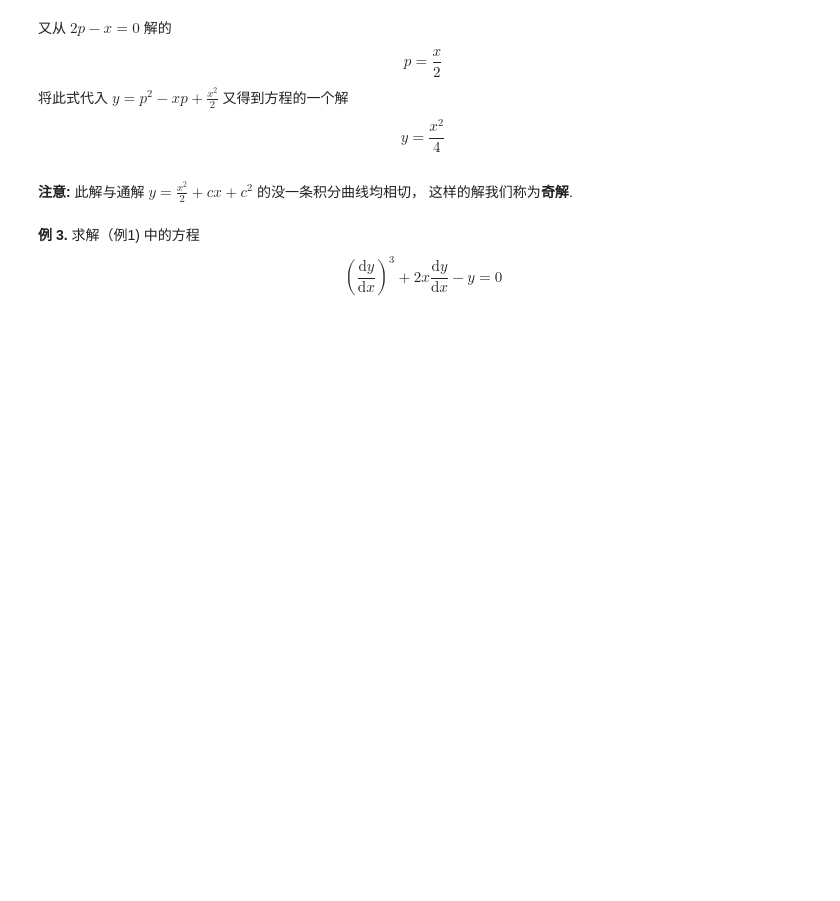
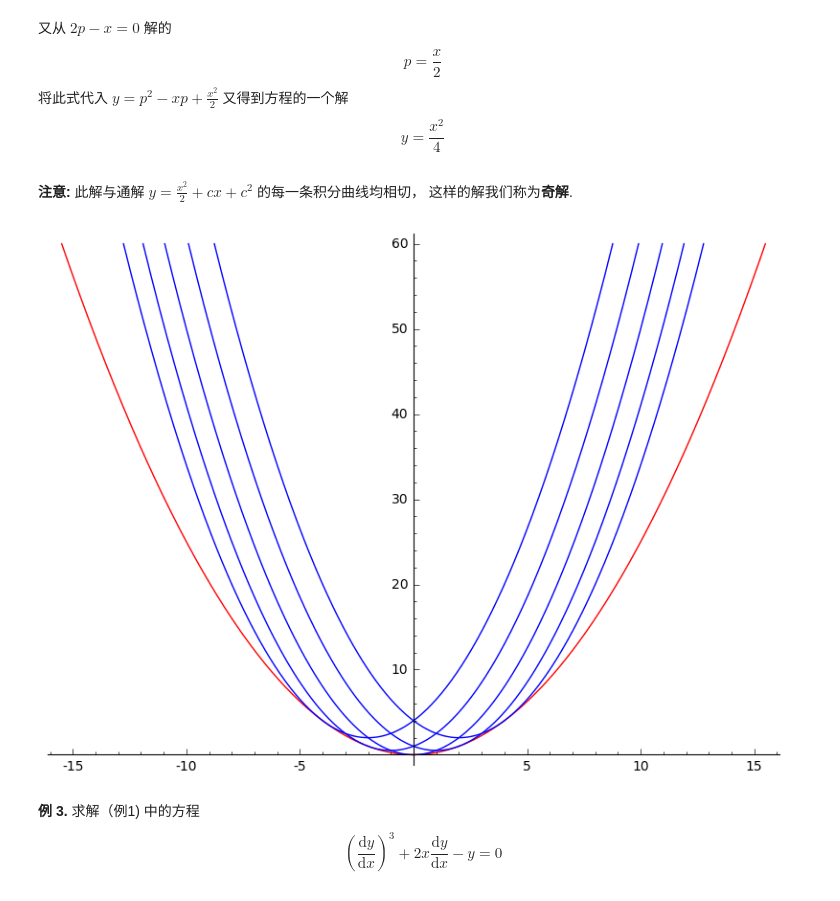
Before and after one commit to weihuayi/ODE, a Jupyter notebook: 2.4.ipynb, the cells around one changed output. Saved outputs shown, nothing was run; the diff lists cells and outputs as text; code cells hidden in the pictures; blank space fills up the shorter version.

```diff
--- a/2.4.ipynb
+++ b/2.4.ipynb
@@ -222,7 +222,29 @@ $$
 y=\frac{x^2}{4}
 $$
 # %% [markdown]
-**注意:** 此解与通解 $y=\frac{x^2}{2}+cx+c^2$ 的没一条积分曲线均相切， 这样的解我们称为**奇解**.
+**注意:** 此解与通解 $y=\frac{x^2}{2}+cx+c^2$ 的每一条积分曲线均相切， 这样的解我们称为**奇解**.
+# %%
+var('x,c')
+maxy = 60
+y1 = x^2/2 + c*x + c^2
+y2 = x^2/4
+
+s = solve(y2 == maxy, x)
+x0 = s[0].right()
+x1 = s[1].right()
+xr = (x, x0, x1)
+
+p = y2.plot(xr, color='red')
+for k in [-2, -1, 0, 1, 2]:
+    y = y1.subs(c=k)
+    s = solve(y == maxy, x)
+    x0 = s[0].right()
+    x1 = s[1].right()
+    xr = (x, x0, x1)
+    p = p + y.plot(xr)
+show(p)
+# %% [output]
+[figure, added]
 # %% [markdown]
 **例 3.** 求解（例1) 中的方程
 $$
```
Also changed, not shown: 1 other file.
